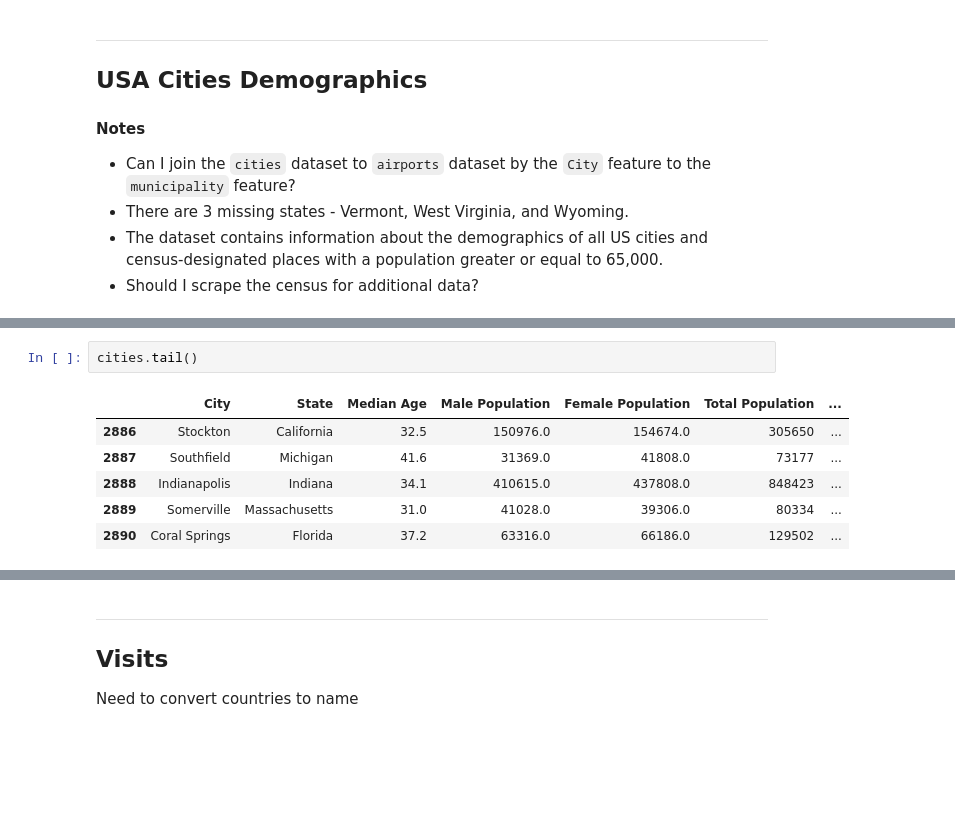
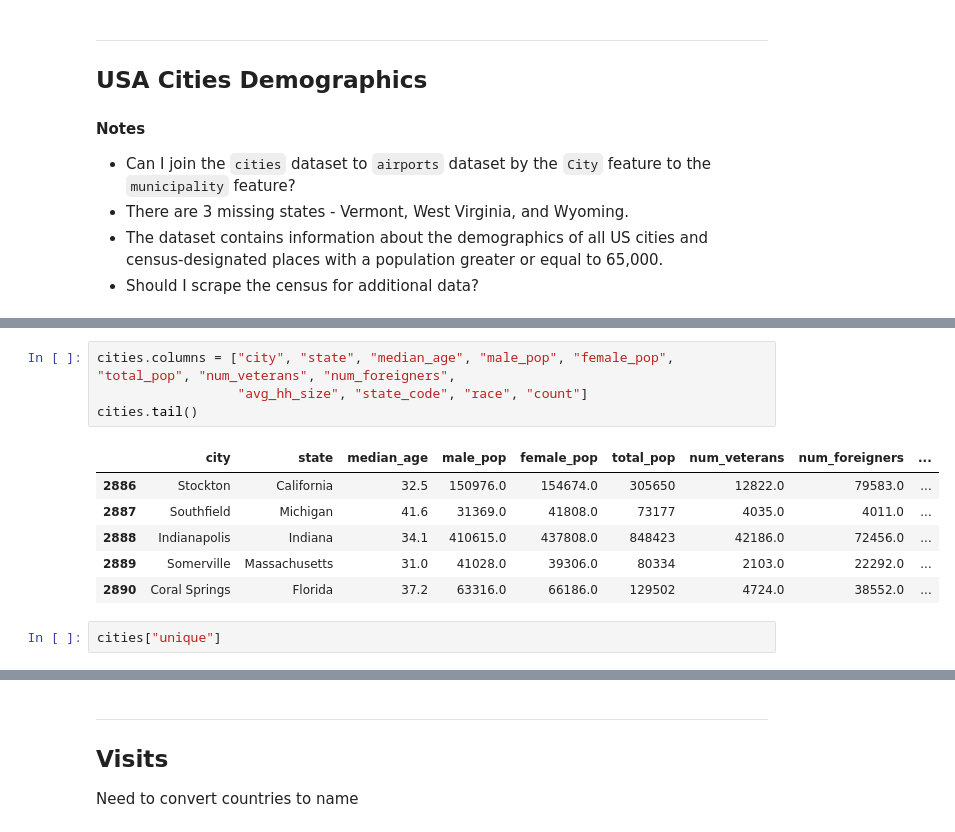
Before and after one commit to Morgan-Sell/usa-tourism-etl, a Jupyter notebook: eda_project_scope.ipynb, the cells around one changed output, grey strips where cells are left out. Cells and saved outputs as stored; diff of their text form; blank space fills up the shorter version.

```diff
--- a/eda_project_scope.ipynb
+++ b/eda_project_scope.ipynb
@@ -94,9 +104,13 @@ utils.plot_null_val_heatmap(usa_airports, "USA Airports - Null Value", (15,6))
+# %%
+cities.columns = ["city", "state", "median_age", "male_pop", "female_pop", "total_pop", "num_veterans", "num_foreigners",
+                  "avg_hh_size", "state_code", "race", "count"]
+cities.tail()
+# %% [output]
+|  | city | state | median_age | male_pop | female_pop | total_pop | num_veterans | num_foreigners | ... |
+| 2886 | Stockton | California | 32.5 | 150976.0 | 154674.0 | 305650 | 12822.0 | 79583.0 | ... |
+| 2887 | Southfield | Michigan | 41.6 | 31369.0 | 41808.0 | 73177 | 4035.0 | 4011.0 | ... |
+| 2888 | Indianapolis | Indiana | 34.1 | 410615.0 | 437808.0 | 848423 | 42186.0 | 72456.0 | ... |
+| 2889 | Somerville | Massachusetts | 31.0 | 41028.0 | 39306.0 | 80334 | 2103.0 | 22292.0 | ... |
+| 2890 | Coral Springs | Florida | 37.2 | 63316.0 | 66186.0 | 129502 | 4724.0 | 38552.0 | ... |
 # %%
-cities.tail()
+cities["unique"]
-# %% [output]
-|  | City | State | Median Age | Male Population | Female Population | Total Population | ... |
-| 2886 | Stockton | California | 32.5 | 150976.0 | 154674.0 | 305650 | ... |
-| 2887 | Southfield | Michigan | 41.6 | 31369.0 | 41808.0 | 73177 | ... |
-| 2888 | Indianapolis | Indiana | 34.1 | 410615.0 | 437808.0 | 848423 | ... |
-| 2889 | Somerville | Massachusetts | 31.0 | 41028.0 | 39306.0 | 80334 | ... |
-| 2890 | Coral Springs | Florida | 37.2 | 63316.0 | 66186.0 | 129502 | ... |
```
Also changed, not shown: parts of 11 cells of this notebook, 1 other file.
